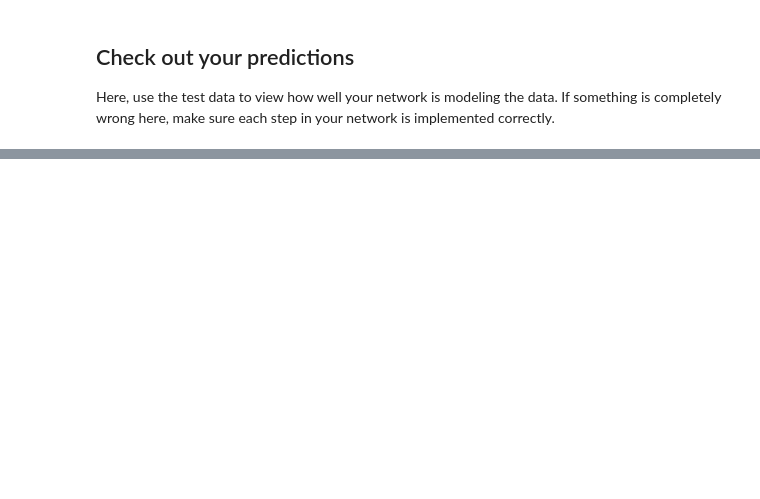
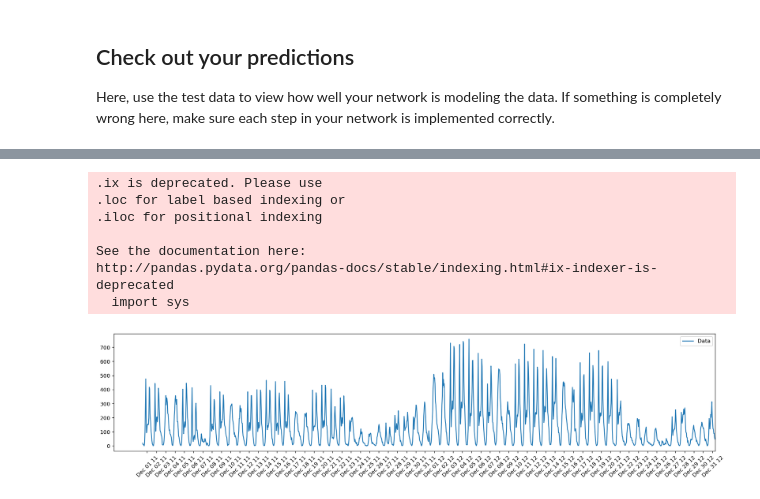
Before and after one commit to smasoudn/deep_net_small_examples, a Jupyter notebook: first-neural-network/Your_first_neural_network.ipynb, the cells around one changed output, grey strips where cells are left out. Drawn from its saved outputs; the diff is of its cells as text; code cells hidden in the pictures; blank space fills up the shorter version.

```diff
--- a/first-neural-network/Your_first_neural_network.ipynb
+++ b/first-neural-network/Your_first_neural_network.ipynb
@@ -263,0 +327,4 @@ Answer these questions about your results. How well does the model predict the d
+# %%
+dec_rides = rides[rides['mnth'] == 12]
+dec_rides.head()
+dec_rides.tail()
@@ -263,0 +339,20 @@ Answer these questions about your results. How well does the model predict the d
+# %%
+fig, ax = plt.subplots(figsize=(20,4))
+
+ax.plot((dec_rides['cnt']).values, label='Data')
+ax.set_xlim(right=len(dec_rides['cnt']))
+ax.legend()
+
+dates = pd.to_datetime(dec_rides.ix[dec_rides.index]['dteday'])
+dates = dates.apply(lambda d: d.strftime('%b %d %y'))
+ax.set_xticks(np.arange(len(dates))[12::24])
+_ = ax.set_xticklabels(dates[12::24], rotation=45)
+# %% [output]
+.ix is deprecated. Please use
+.loc for label based indexing or
+.iloc for positional indexing
+
+See the documentation here:
+http://pandas.pydata.org/pandas-docs/stable/indexing.html#ix-indexer-is-deprecated
+  import sys
+[figure, added]
```
Also changed, not shown: parts of 10 cells of this notebook, 1 other file.
